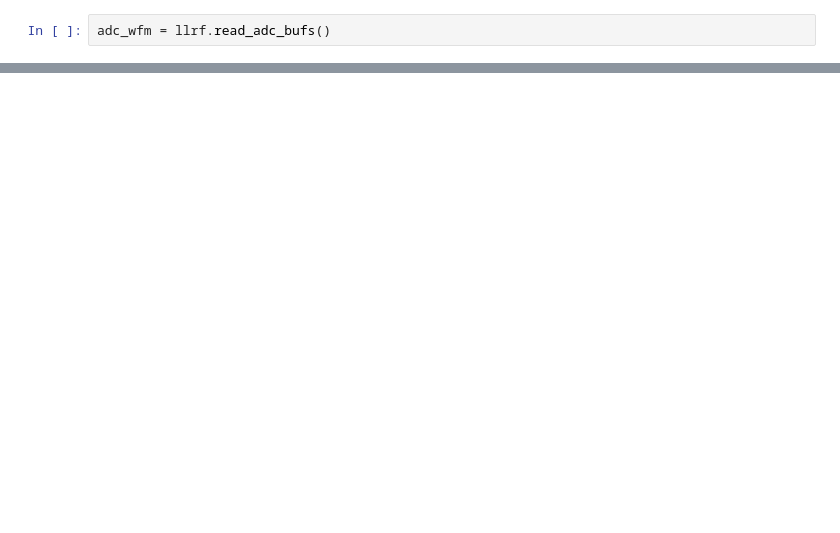
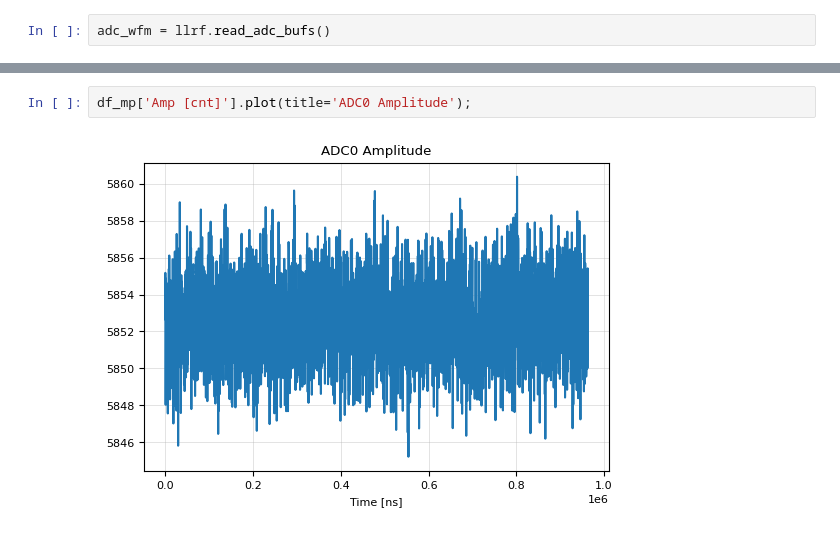
Before and after one commit to BerkeleyLab/uspas_llrf, a Jupyter notebook: python/test.ipynb, the cells around one changed output, grey strips where cells are left out. Drawn from its saved outputs; the diff is of its cells as text; blank space fills up the shorter version.

```diff
--- a/python/test.ipynb
+++ b/python/test.ipynb
@@ -94,0 +75,4 @@ plot_ps(f, psd_dbfs, title='dac0', annotate=True)
+# %%
+df_mp['Amp [cnt]'].plot(title='ADC0 Amplitude');
+# %% [output]
+[figure, added]
```
Also changed, not shown: parts of 10 cells of this notebook, 1 other file.
